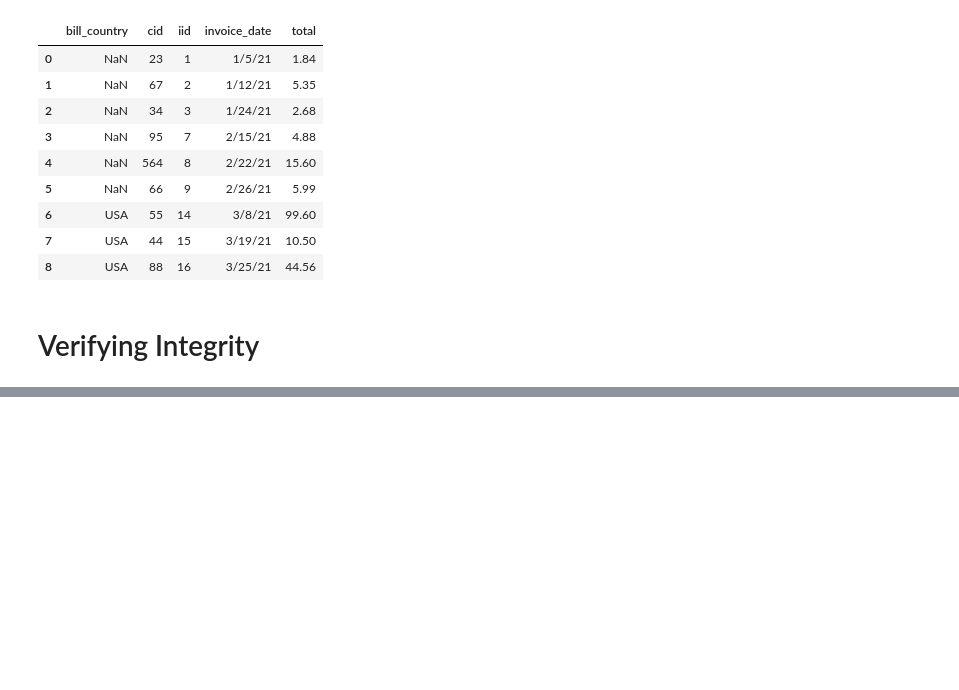
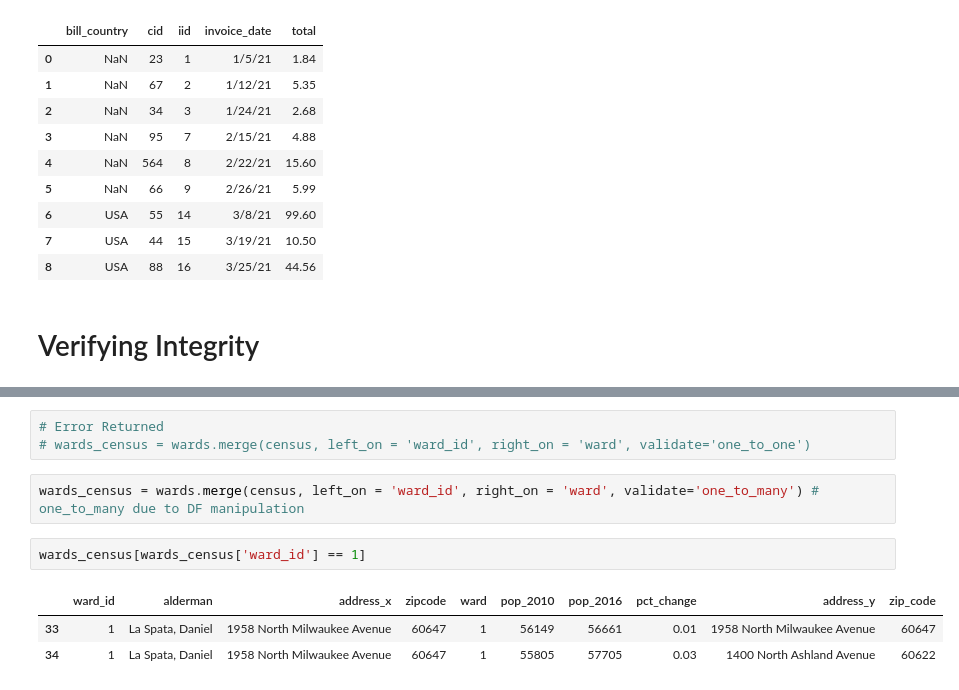
Before and after one commit to Jose-Servin/DataCamp, a Jupyter notebook: Courses/Joining_Data/Joining_Data_Pandas.ipynb, the cells around one changed output, grey strips where cells are left out. Drawn from its saved outputs; the diff is of its cells as text; blank space fills up the shorter version.

```diff
--- a/Courses/Joining_Data/Joining_Data_Pandas.ipynb
+++ b/Courses/Joining_Data/Joining_Data_Pandas.ipynb
@@ -937,0 +969,11 @@ jan_data.append([feb_data, march_data_copy], ignore_index=True, sort=True)
+# %%
+# Error Returned
+# wards_census = wards.merge(census, left_on = 'ward_id', right_on = 'ward', validate='one_to_one')
+# %%
+wards_census = wards.merge(census, left_on = 'ward_id', right_on = 'ward', validate='one_to_many') # one_to_many due to DF manipulation
+# %%
+wards_census[wards_census['ward_id'] == 1]
+# %% [output]
+|  | ward_id | alderman | address_x | zipcode | ward | pop_2010 | pop_2016 | pct_change | address_y | zip_code |
+| 33 | 1 | La Spata, Daniel | 1958 North Milwaukee Avenue | 60647 | 1 | 56149 | 56661 | 0.01 | 1958 North Milwaukee Avenue | 60647 |
+| 34 | 1 | La Spata, Daniel | 1958 North Milwaukee Avenue | 60647 | 1 | 55805 | 57705 | 0.03 | 1400 North Ashland Avenue | 60622 |
```
Also changed, not shown: parts of 12 cells of this notebook.
